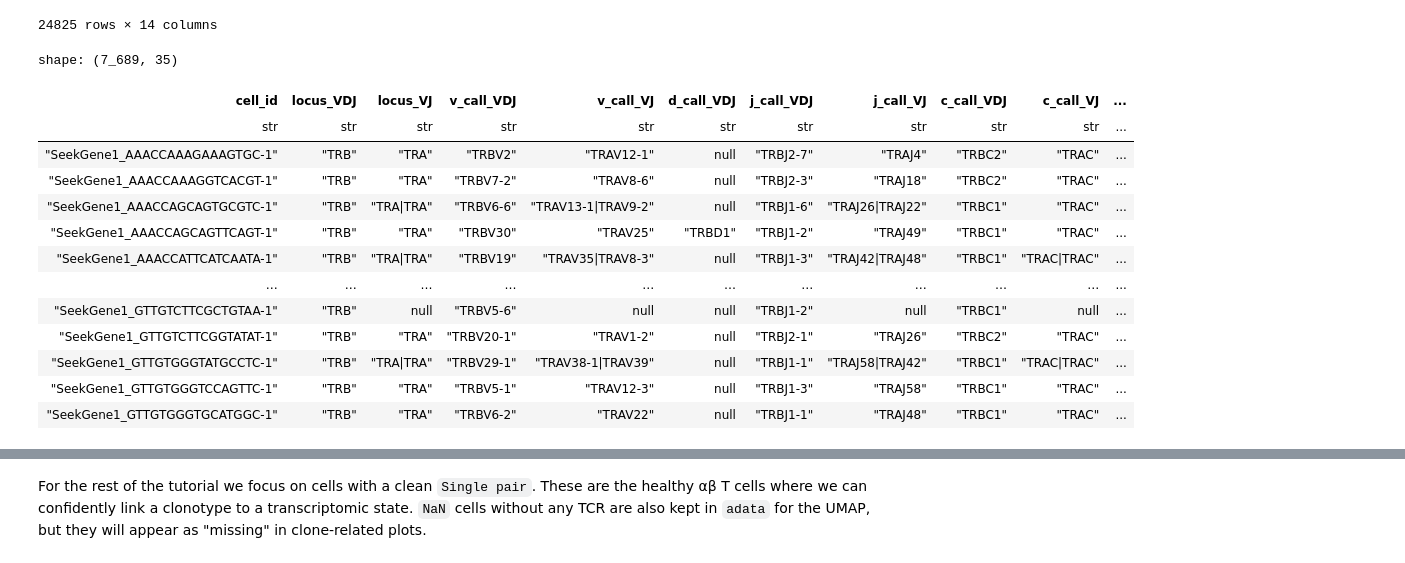
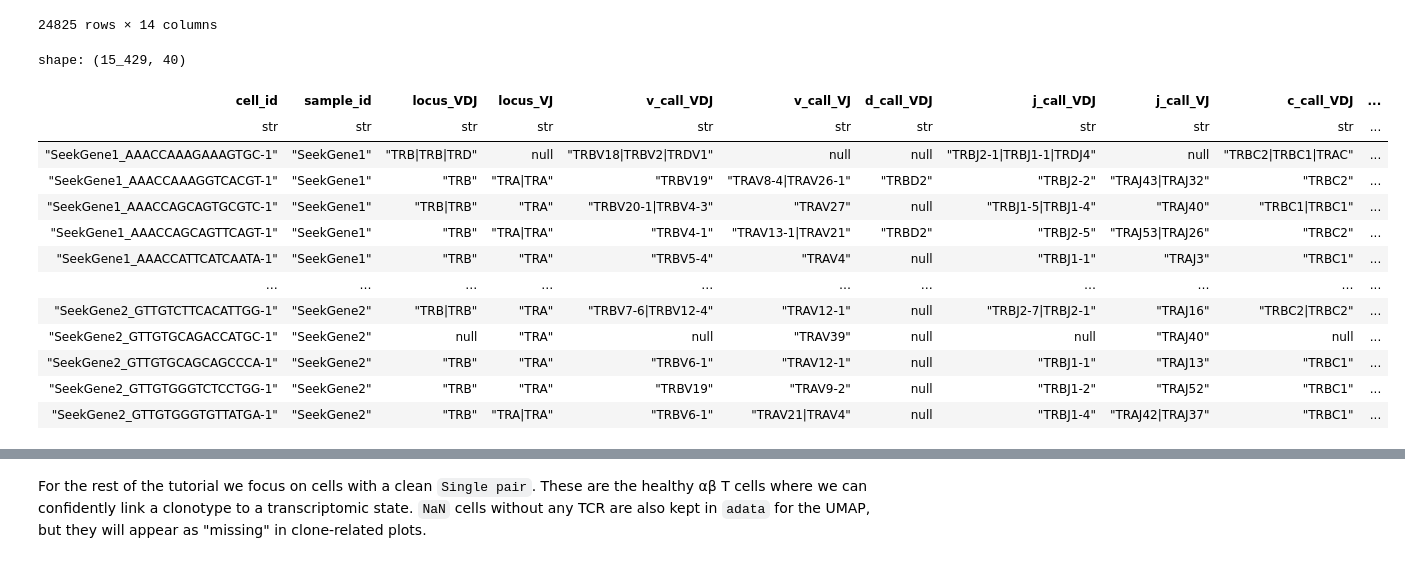
Before and after one commit to tuonglab/FIMSA-training-workshop-1, a Jupyter notebook: notebooks/tutorial-2.ipynb, the cells around one changed output, grey strips where cells are left out. Cells and saved outputs as stored; diff of their text form; code cells hidden in the pictures.

```diff
--- a/notebooks/tutorial-2.ipynb
+++ b/notebooks/tutorial-2.ipynb
@@ -296,3 +352,16 @@ vdj.metadata
 We will switch back to polars for efficiency reasons.
 # %%
 vdj.to_polars()
+# %%
+# let's merge the two vdj objects
+
+vdj1 = ddl.read_vdj("SeekGene1")
+vdj2 = ddl.read_vdj("SeekGene2")
+# %%
+# let's add the sample_id to each object
+vdj1.metadata["sample_id"] = "SeekGene1"
+vdj2.metadata["sample_id"] = "SeekGene2"
+
+# transfer to the .data
+vdj1.update_data()
+vdj2.update_data()
@@ -352,23 +428,25 @@ adata.obs
 | SeekGene2_GTTGTGGGTGTTATGA-1 | SeekGene2 | CD4 naive/Tcm | 2444 | 7.801800 | 7646.0 | 8.942069 | ... |
 24825 rows × 14 columns
 # %%
-vdj.add_cell_prefix("SeekGene1_")
+vdj1.add_cell_prefix("SeekGene1_")
+vdj2.add_cell_prefix("SeekGene2_")
+vdj = ddl.tl.concat([vdj1, vdj2])
 vdj._metadata.collect()
 # %% [output]
-shape: (7_689, 35)
+shape: (15_429, 40)
-| cell_id | locus_VDJ | locus_VJ | v_call_VDJ | v_call_VJ | d_call_VDJ | j_call_VDJ | j_call_VJ | c_call_VDJ | c_call_VJ | ... |
+| cell_id | sample_id | locus_VDJ | locus_VJ | v_call_VDJ | v_call_VJ | d_call_VDJ | j_call_VDJ | j_call_VJ | c_call_VDJ | ... |
 | str | str | str | str | str | str | str | str | str | str | ... |
-| "SeekGene1_AAACCAAAGAAAGTGC-1" | "TRB" | "TRA" | "TRBV2" | "TRAV12-1" | null | "TRBJ2-7" | "TRAJ4" | "TRBC2" | "TRAC" | ... |
-| "SeekGene1_AAACCAAAGGTCACGT-1" | "TRB" | "TRA" | "TRBV7-2" | "TRAV8-6" | null | "TRBJ2-3" | "TRAJ18" | "TRBC2" | "TRAC" | ... |
-| "SeekGene1_AAACCAGCAGTGCGTC-1" | "TRB" | "TRA|TRA" | "TRBV6-6" | "TRAV13-1|TRAV9-2" | null | "TRBJ1-6" | "TRAJ26|TRAJ22" | "TRBC1" | "TRAC" | ... |
-| "SeekGene1_AAACCAGCAGTTCAGT-1" | "TRB" | "TRA" | "TRBV30" | "TRAV25" | "TRBD1" | "TRBJ1-2" | "TRAJ49" | "TRBC1" | "TRAC" | ... |
-| "SeekGene1_AAACCATTCATCAATA-1" | "TRB" | "TRA|TRA" | "TRBV19" | "TRAV35|TRAV8-3" | null | "TRBJ1-3" | "TRAJ42|TRAJ48" | "TRBC1" | "TRAC|TRAC" | ... |
+| "SeekGene1_AAACCAAAGAAAGTGC-1" | "SeekGene1" | "TRB|TRB|TRD" | null | "TRBV18|TRBV2|TRDV1" | null | null | "TRBJ2-1|TRBJ1-1|TRDJ4" | null | "TRBC2|TRBC1|TRAC" | ... |
+| "SeekGene1_AAACCAAAGGTCACGT-1" | "SeekGene1" | "TRB" | "TRA|TRA" | "TRBV19" | "TRAV8-4|TRAV26-1" | "TRBD2" | "TRBJ2-2" | "TRAJ43|TRAJ32" | "TRBC2" | ... |
+| "SeekGene1_AAACCAGCAGTGCGTC-1" | "SeekGene1" | "TRB|TRB" | "TRA" | "TRBV20-1|TRBV4-3" | "TRAV27" | null | "TRBJ1-5|TRBJ1-4" | "TRAJ40" | "TRBC1|TRBC1" | ... |
+| "SeekGene1_AAACCAGCAGTTCAGT-1" | "SeekGene1" | "TRB" | "TRA|TRA" | "TRBV4-1" | "TRAV13-1|TRAV21" | "TRBD2" | "TRBJ2-5" | "TRAJ53|TRAJ26" | "TRBC2" | ... |
+| "SeekGene1_AAACCATTCATCAATA-1" | "SeekGene1" | "TRB" | "TRA" | "TRBV5-4" | "TRAV4" | null | "TRBJ1-1" | "TRAJ3" | "TRBC1" | ... |
 | … | … | … | … | … | … | … | … | … | … | ... |
-| "SeekGene1_GTTGTCTTCGCTGTAA-1" | "TRB" | null | "TRBV5-6" | null | null | "TRBJ1-2" | null | "TRBC1" | null | ... |
-| "SeekGene1_GTTGTCTTCGGTATAT-1" | "TRB" | "TRA" | "TRBV20-1" | "TRAV1-2" | null | "TRBJ2-1" | "TRAJ26" | "TRBC2" | "TRAC" | ... |
-| "SeekGene1_GTTGTGGGTATGCCTC-1" | "TRB" | "TRA|TRA" | "TRBV29-1" | "TRAV38-1|TRAV39" | null | "TRBJ1-1" | "TRAJ58|TRAJ42" | "TRBC1" | "TRAC|TRAC" | ... |
-| "SeekGene1_GTTGTGGGTCCAGTTC-1" | "TRB" | "TRA" | "TRBV5-1" | "TRAV12-3" | null | "TRBJ1-3" | "TRAJ58" | "TRBC1" | "TRAC" | ... |
-| "SeekGene1_GTTGTGGGTGCATGGC-1" | "TRB" | "TRA" | "TRBV6-2" | "TRAV22" | null | "TRBJ1-1" | "TRAJ48" | "TRBC1" | "TRAC" | ... |
+| "SeekGene2_GTTGTCTTCACATTGG-1" | "SeekGene2" | "TRB|TRB" | "TRA" | "TRBV7-6|TRBV12-4" | "TRAV12-1" | null | "TRBJ2-7|TRBJ2-1" | "TRAJ16" | "TRBC2|TRBC2" | ... |
+| "SeekGene2_GTTGTGCAGACCATGC-1" | "SeekGene2" | null | "TRA" | null | "TRAV39" | null | null | "TRAJ40" | null | ... |
+| "SeekGene2_GTTGTGCAGCAGCCCA-1" | "SeekGene2" | "TRB" | "TRA" | "TRBV6-1" | "TRAV12-1" | null | "TRBJ1-1" | "TRAJ13" | "TRBC1" | ... |
+| "SeekGene2_GTTGTGGGTCTCCTGG-1" | "SeekGene2" | "TRB" | "TRA" | "TRBV19" | "TRAV9-2" | null | "TRBJ1-2" | "TRAJ52" | "TRBC1" | ... |
+| "SeekGene2_GTTGTGGGTGTTATGA-1" | "SeekGene2" | "TRB" | "TRA|TRA" | "TRBV6-1" | "TRAV21|TRAV4" | null | "TRBJ1-4" | "TRAJ42|TRAJ37" | "TRBC1" | ... |
 # %%
 print("Before QC VDJ :", vdj)
 vdj, adata = ddl.pp.check_contigs(vdj, adata)
```
Also changed, not shown: parts of 32 cells of this notebook.
